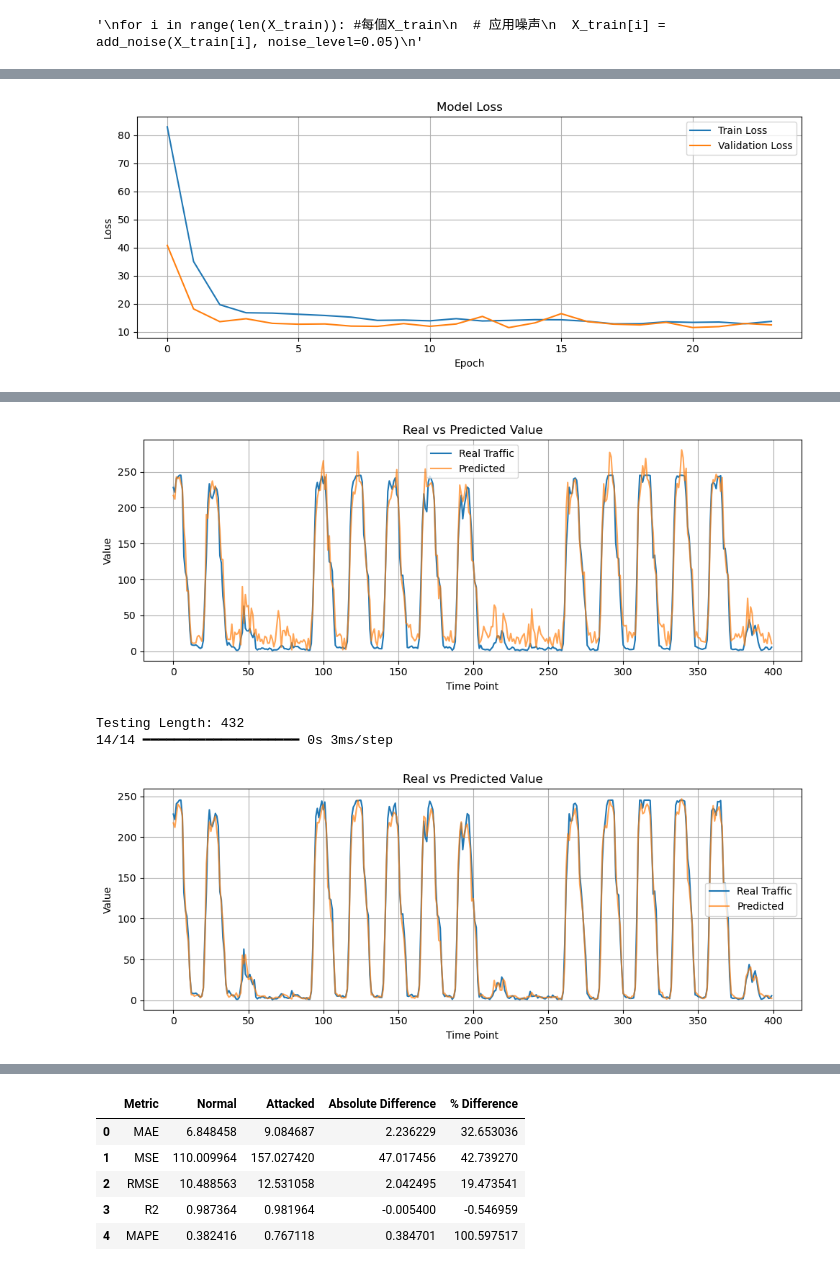
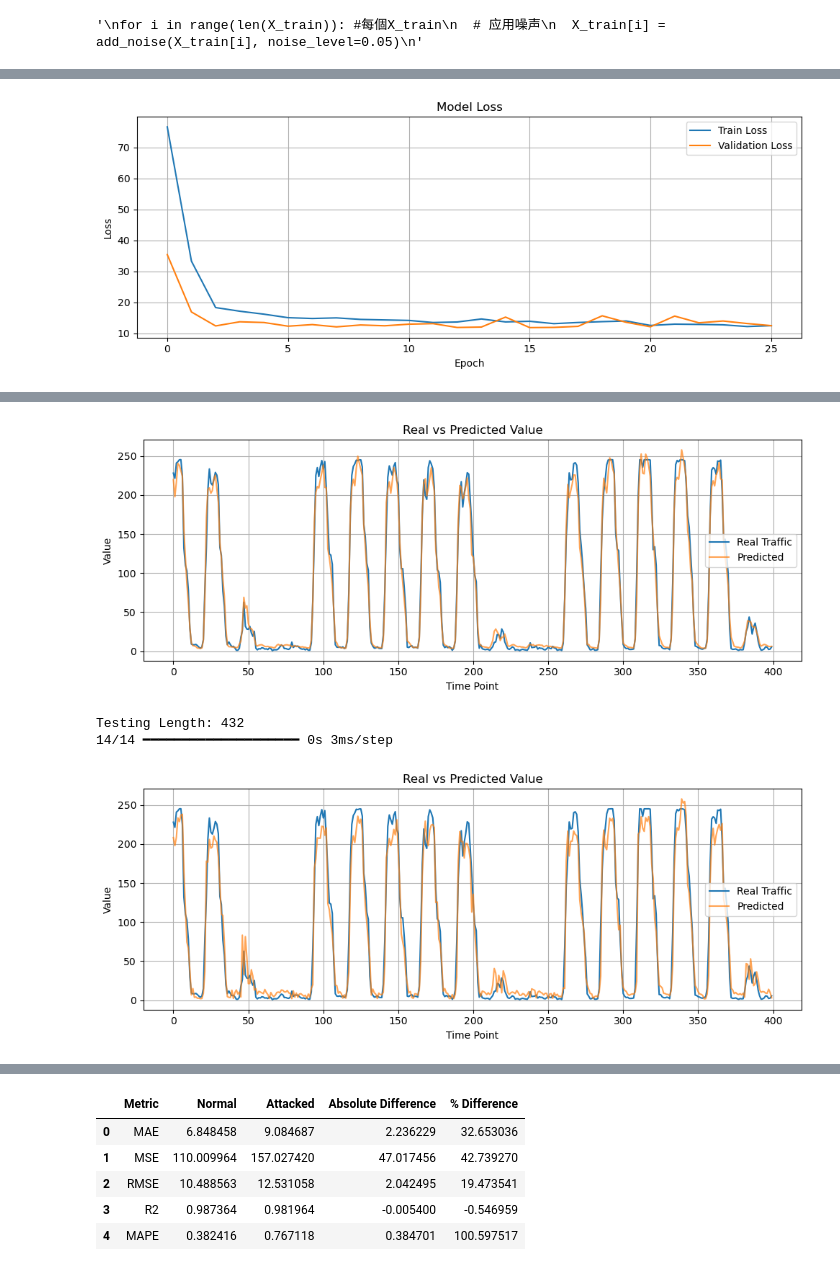
Before and after one commit to jinxianstar/CGNTF, a Jupyter notebook: notebooks/network_traffic_prediction.ipynb, the cells around one changed output, grey strips where cells are left out. Saved outputs shown, nothing was run; the diff lists cells and outputs as text; code cells hidden in the pictures.

Commit message:
add execution, also first expeirments of FGSM injection

```diff
--- a/notebooks/network_traffic_prediction.ipynb
+++ b/notebooks/network_traffic_prediction.ipynb
@@ -96,11 +95,13 @@ batch_size = 128
 model = WrapperTCNWithFGSMMixup(
     look_back=look_back,
     n_features=n_features,
-    epsilon=0.2,   # FGSM 扰动幅度
+    epsilon=0.5,   # FGSM 扰动幅度
     alpha=0.3,     # Beta(0.3,0.3)，Mixup 的形状参数
     step_idx=look_back-1, # 如果要“定点打扰”，可以设置一个整数
-    feat_idx=1  # 如果要“定点打扰”，可以设置一个整数
+    feat_idx=[1, 2]  # 如果要“定点打扰”，可以设置一个整数
 )
+#  忘記 mixup feature 2 了！！ (6/4)
+
 # 2) compile：只要给一个 optimizer + loss_fn，与 build_model_TCN 中的保持一致即可
 model.compile(
     optimizer=tf.keras.optimizers.Adam(learning_rate=1e-3),
@@ -164,8 +165,8 @@ from tensorflow.keras.callbacks import EarlyStopping
 early_stopping = EarlyStopping(monitor='val_loss', patience=10, restore_best_weights=True)
 
 # original models.
-model = build_model_TCN(look_back, n_features)
-history = model.fit(
+normal_model = build_model_TCN(look_back, n_features)
+history = normal_model.fit(
     X_train,
     y_train,
     epochs=100,
@@ -254,8 +255,20 @@ Epoch 45/100
 epsilon = 0.2
 X_test_adv = None
 # 时间维度上，论文中的 FGSM 只针对 当前时刻 𝑡 的快照进行扰动，不会“连带”把 𝑡 − 1 , 𝑡 − 2 , … t−1,t−2,… 一并改动；
-X_test_adv = fgsm_inject_one_pos(model, X_test, y_test, epsilon)#, step_idx=n_steps-1, feat_idx=1)
-X_test_adv = fgsm_inject_one_pos(model, X_test_adv, y_test, epsilon)#, step_idx=n_steps-1, feat_idx=2)
-preds_clean = model.predict(X_test)
-preds_adv   = model.predict(X_test_adv)    # 一定要传 X_test_adv
-print("max abs diff:", np.max(np.abs(preds_adv - preds_clean)))
+#定點干擾
+
+#被mixup模型干擾
+X_test_adv_mixup = fgsm_inject_one_pos(model, X_test, y_test, epsilon, step_idx=n_steps-1, feat_idx=[1, 2])
+#被普通模型干擾
+X_test_adv_normal = fgsm_inject_one_pos(normal_model, X_test, y_test, epsilon, step_idx=n_steps-1, feat_idx=[1, 2])
+#全局干擾
+#X_test_adv = fgsm_inject_one_pos(normal_model, X_test, y_test, epsilon)
+
+# preds_clean_normal = normal_model.predict(X_test)
+# preds_clean_mixup = model.predict(X_test)
+
+#preds_adv_mixup   = model.predict(X_test_adv)    # 一定要传 X_test_adv
+#preds_adv_normal   = normal_model.predict(X_test_adv_normal)    # 一定要传 X_test_adv
+
+# print("max abs diff of normal:", np.max(np.abs(preds_adv_normal - preds_clean_normal)))
+# print("max abs diff of mixup:", np.max(np.abs(preds_adv_mixup - preds_clean_mixup)))
@@ -266,8 +275,8 @@ max abs diff: 54.726288
 # %%
 plot_loss(history)
 # %% [output]
-[figure, old version]
+[figure, new version]
 # %%
-plot_predictions(model, X_test_adv, y_test, start=0, end=400)
+plot_predictions(model, X_test_adv_mixup, y_test, start=0, end=400)
 # %% [output]
 Testing Length: 432
@@ -275,8 +284,8 @@ Testing Length: 432
-[figure, old version]
+[figure, new version]
 # %%
-plot_predictions(model, X_test, y_test, start=0, end=400)
+plot_predictions(normal_model, X_test_adv_normal, y_test, start=0, end=400)
 # %% [output]
 Testing Length: 432
 14/14 ━━━━━━━━━━━━━━━━━━━━ 0s 3ms/step
-[figure, old version]
+[figure, new version]
 # %%
```
Also changed, not shown: parts of 9 cells of this notebook, 3 other files.
